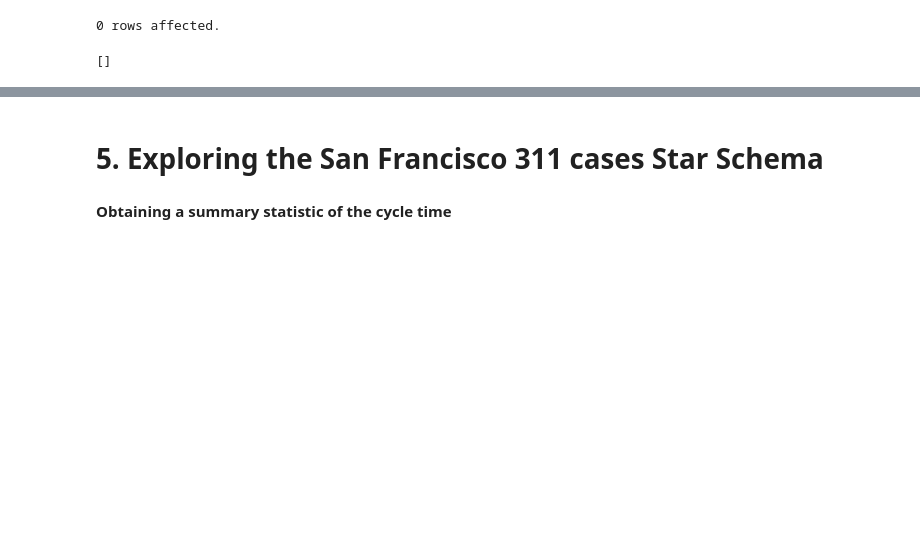
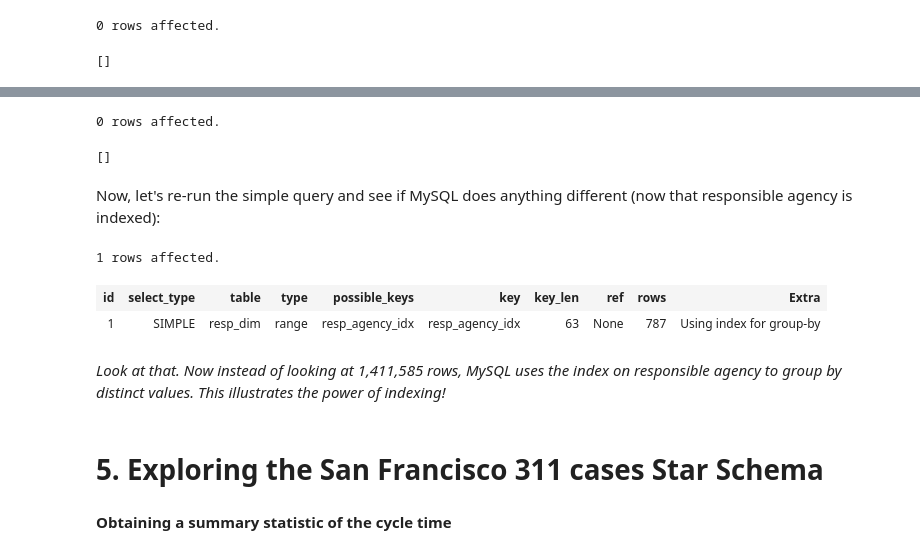
Before and after one commit to nriyer/star_schema, a Jupyter notebook: pelamoko_iyer.ipynb, the cells around one changed output, grey strips where cells are left out. Saved outputs shown, nothing was run; the diff lists cells and outputs as text; code cells hidden in the pictures; blank space fills up the shorter version.

```diff
--- a/pelamoko_iyer.ipynb
+++ b/pelamoko_iyer.ipynb
@@ -820,3 +852,23 @@ ADD INDEX location_dim_idx (caseid)
+# %%
+%%sql
+ALTER TABLE resp_dim
+ADD INDEX resp_agency_idx (responsible_agency)
+# %% [output]
+0 rows affected.
+[]
+# %% [markdown]
+Now, let's re-run the simple query and see if MySQL does anything different (now that responsible agency is indexed):
+# %%
+%%sql
+EXPLAIN SELECT COUNT(DISTINCT responsible_agency)
+FROM resp_dim
+LIMIT 5
+# %% [output]
+1 rows affected.
+| id | select_type | table | type | possible_keys | key | key_len | ref | rows | Extra |
+| 1 | SIMPLE | resp_dim | range | resp_agency_idx | resp_agency_idx | 63 | None | 787 | Using index for group-by |
+# %% [markdown]
+*Look at that. Now instead of looking at 1,411,585 rows, MySQL uses the index on responsible agency to group by distinct values. This illustrates the power of indexing!*
 # %% [markdown]
 # 5. Exploring the San Francisco 311 cases Star Schema
 # %% [markdown]
```
Also changed, not shown: parts of 9 cells of this notebook.
